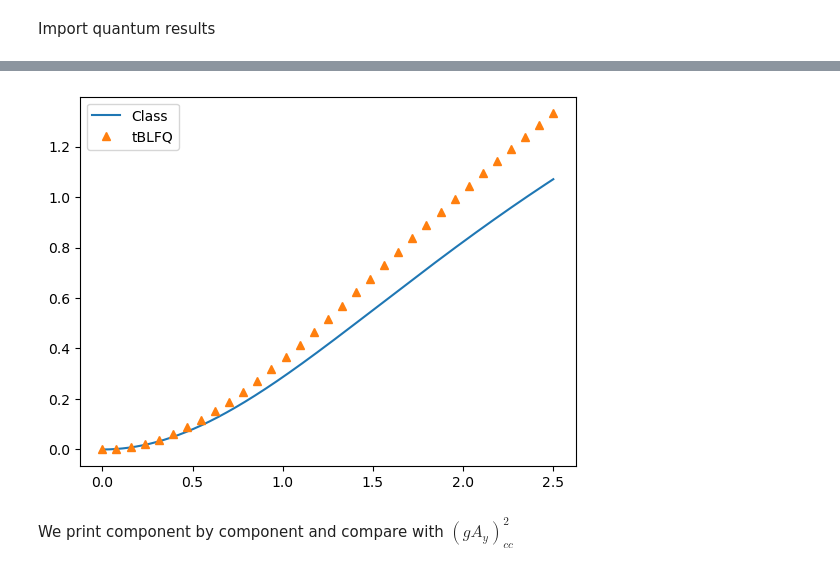
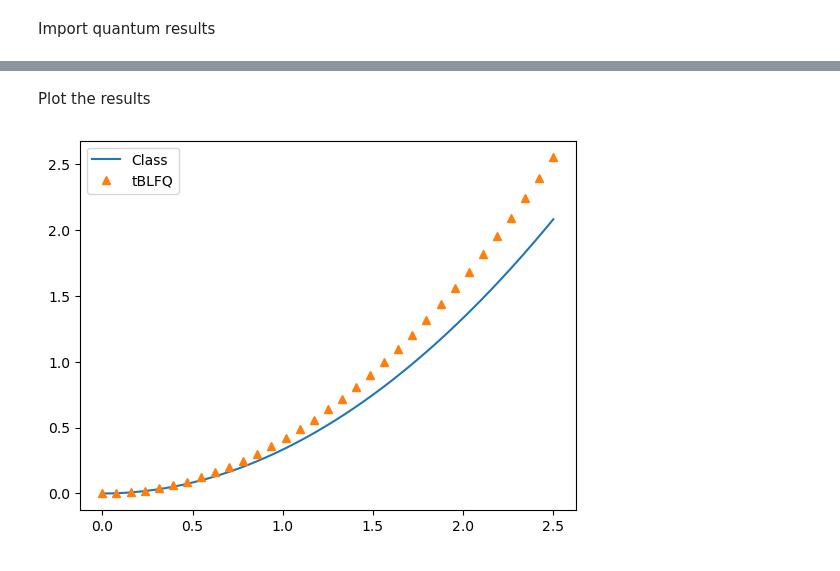
Before and after one commit to avramescudana/curraun, a Jupyter notebook: SimpleTest/results.ipynb, the cells around one changed output, grey strips where cells are left out. Drawn from its saved outputs; the diff is of its cells as text; code cells hidden in the pictures.

```diff
--- a/SimpleTest/results.ipynb
+++ b/SimpleTest/results.ipynb
@@ -7,24 +11,12 @@ import numpy as np
 
 xp_class = np.linspace(0, 2.5, 1000)
 
-py2_class = 4/3*np.arctan(xp_class)**2
+py2_class = 4/3*xp_class**2/4
 # %% [markdown]
 Import quantum results
 # %%
-import pandas as pd
+# We create a list with the files to read
 
 Nc = 3
 
-# We create a list with the files to read
-
-file_list = ['/lustre/HQCD/carlos.lamas/qJetLFH_vQM/output/A_x=y/result_OUTPUT_VGlasma_nophase_R_q_g_1.000_WF_Init_q_Gaussian_nPx0_nPy0_wx_10.000000_wy_10.000000_cQ_%i_hQ_1_mq0_0.100_mq_0.100_mg_0.150_Lperp_2_Nperp_64_Leta_2.500000_Neta_1_Lmin_10.00_Kmax_2_g2mu_0.000_onMPIrank_0_step_32/pperp/evolution_Pperp_sq.dat' %c for c in range(1, Nc+1)]
-
-# We read each file into a dataframe of a list
-
-df_list = []
-for c in range(Nc):
-    df = pd.read_table(file_list[c], header = None)
-    df_list.append(df)
-
-# We convert to a numpy array
-data = np.array(df_list)
+file_list = ['/lustre/HQCD/carlos.lamas/qJetLFH_MixColor/output/full_toy_model/result_{0}_OUTPUT_VGlasma_nophase_R_q_g_1.000_WF_Init_q_Gaussian_inP_nx0_ny0_wx_10.000000_wy_10.000000_cQ_%i_hQ_1_mq0_0.100_mq_0.100_mg_0.150_Lperp_2_Nperp_64_Leta_2.500000_Neta_1_Lmin_10.00_Kmax_2_g2mu_0.000_onMPIrank_0_step_32/PIperp/evolution_Piperp_sq_exp_autonomy.dat' %nc for nc in range(Nc)]
@@ -55,18 +36,21 @@ pkin -= pkin[0]
+# %%
+data_av_col = np.average(data, axis=0)
+# %%
+xp = data_av_col[:, 0]
+py2 = data_av_col[:, 5]
+pz2 = data_av_col[:, 1]
+
+py2 -= py2[0]
+pz2 -= pz2[0]
+# %% [markdown]
+Plot the results
 # %%
 import matplotlib.pyplot as plt
 
 plt.plot(xp_class, py2_class, label='Class')
-plt.plot(xplus, pkin, '^', label='tBLFQ')
-# plt.plot(xplus, pkin0, 'o', label='c=0')
-# plt.plot(xplus, pkin1, 's', label='c=1')
-# plt.plot(xplus, pkin2, '*', label='c=2')
-
-# plt.plot(xp, yp_av2, 'o', label=r'$C_F<p_y>^2$')
-
+plt.plot(xp, py2, '^', label='tBLFQ')
 
 plt.legend()
-plt.savefig('Ay=t_Ax=x+cte.png')
+plt.savefig('CanonicMomentum.png')
 # %% [output]
-[figure, old version]
+[figure, new version]
-# %% [markdown]
-We print component by component and compare with $(gA_y)^2_{cc}$
```
Also changed, not shown: parts of 18 cells of this notebook, 9 other files.
